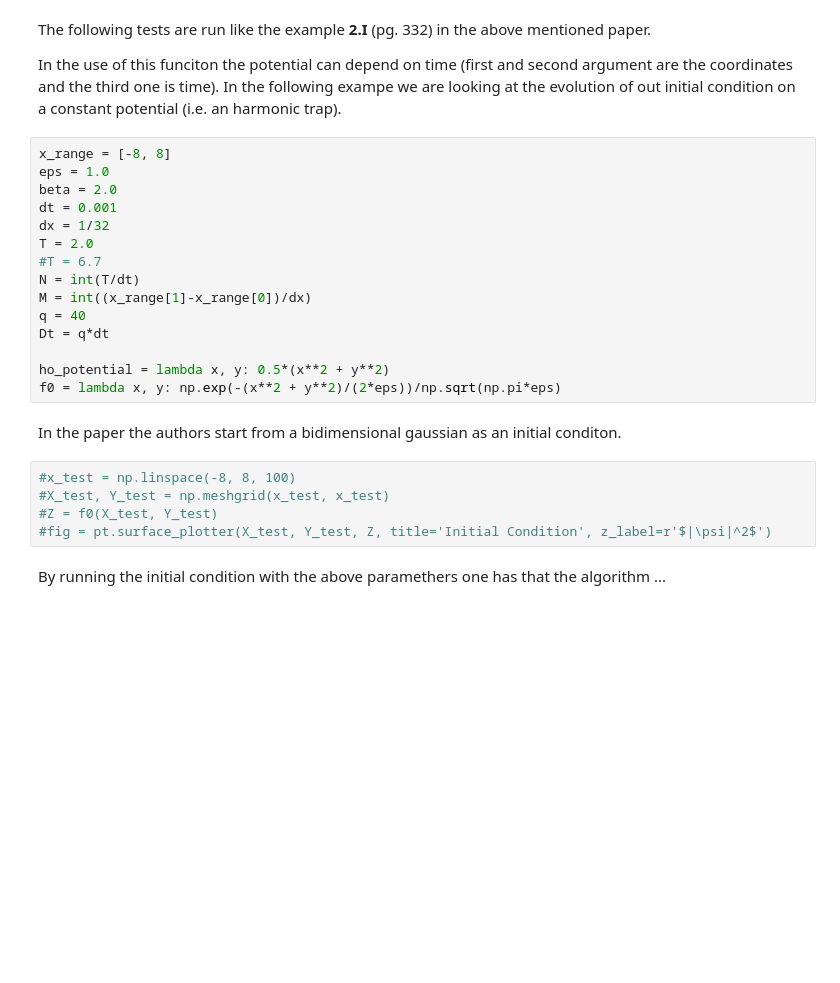
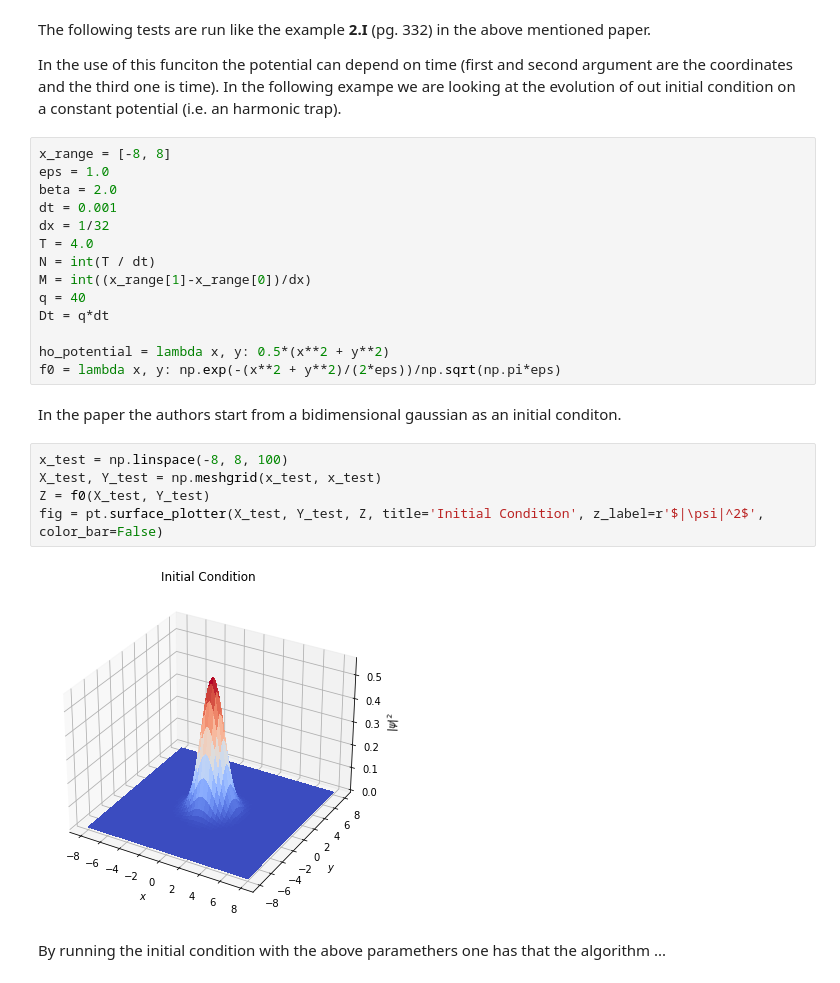
Before and after one commit to mvilucchio/BEC_TSSP, a Jupyter notebook: final_notebook.ipynb, the cells around one changed output. Drawn from its saved outputs; the diff is of its cells as text; blank space fills up the shorter version.

```diff
--- a/final_notebook.ipynb
+++ b/final_notebook.ipynb
@@ -33,9 +47,8 @@ eps = 1.0
 beta = 2.0
 dt = 0.001
 dx = 1/32
-T = 2.0
-#T = 6.7
-N = int(T/dt)
+T = 4.0
+N = int(T / dt)
 M = int((x_range[1]-x_range[0])/dx)
 q = 40
 Dt = q*dt
@@ -45,10 +58,12 @@ f0 = lambda x, y: np.exp(-(x**2 + y**2)/(2*eps))/np.sqrt(np.pi*eps)
 # %% [markdown]
 In the paper the authors start from a bidimensional gaussian as an initial conditon.
 # %%
-#x_test = np.linspace(-8, 8, 100)
-#X_test, Y_test = np.meshgrid(x_test, x_test)
-#Z = f0(X_test, Y_test)
-#fig = pt.surface_plotter(X_test, Y_test, Z, title='Initial Condition', z_label=r'$|\psi|^2$')
+x_test = np.linspace(-8, 8, 100)
+X_test, Y_test = np.meshgrid(x_test, x_test)
+Z = f0(X_test, Y_test)
+fig = pt.surface_plotter(X_test, Y_test, Z, title='Initial Condition', z_label=r'$|\psi|^2$', color_bar=False)
+# %% [output]
+[figure, added]
 # %% [markdown]
 By running the initial condition with the above paramethers one has that the algorithm ...
 # %%
```
Also changed, not shown: parts of 20 cells of this notebook.
